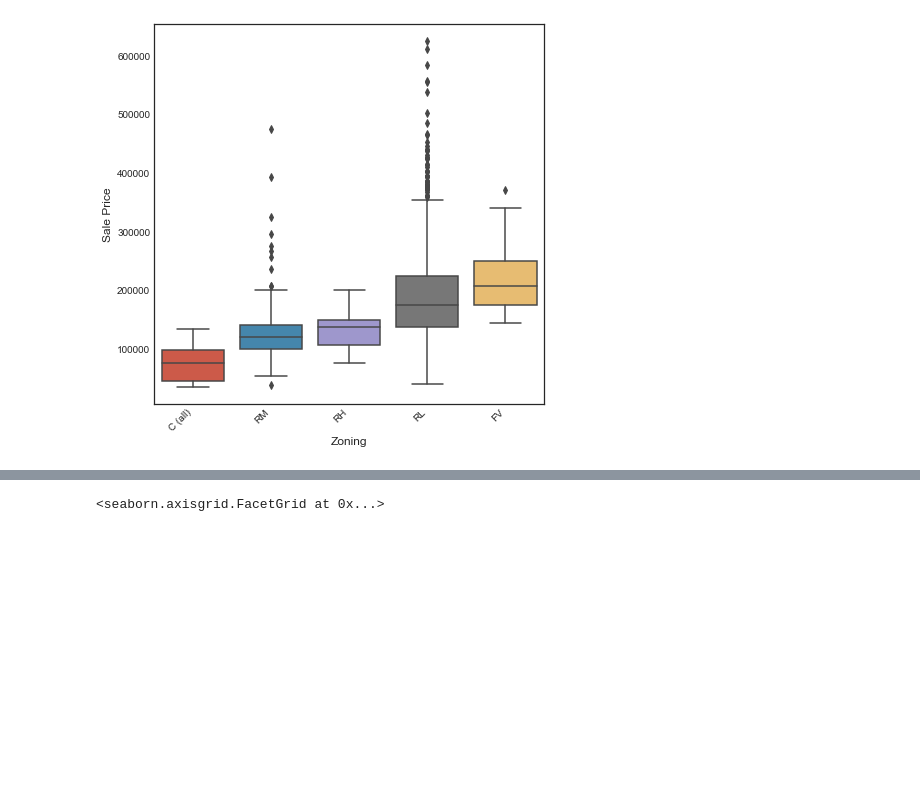
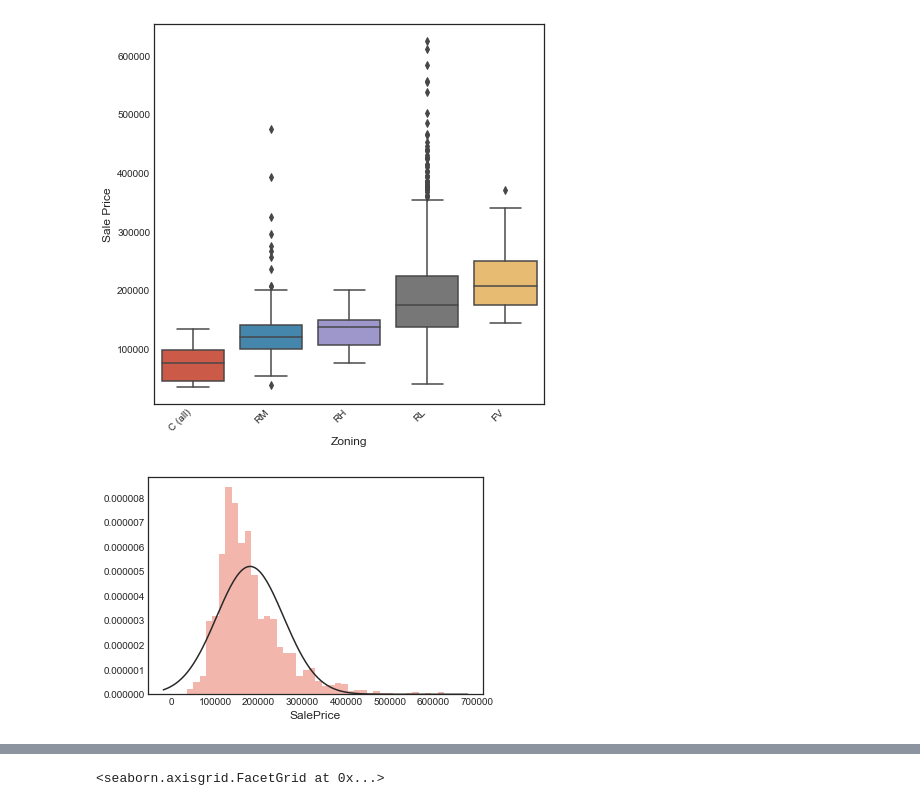
Before and after one commit to snuzbrokh/Ames-Housing, a Jupyter notebook: Sam/workbook.ipynb, the cells around one changed output, grey strips where cells are left out. Saved outputs shown, nothing was run; the diff lists cells and outputs as text; code cells hidden in the pictures; blank space fills up the shorter version.

```diff
--- a/Sam/workbook.ipynb
+++ b/Sam/workbook.ipynb
@@ -206,3 +221,10 @@ ax.set(xlabel='Zoning', ylabel='Sale Price')
 ax.figure.savefig("./presentation/zonebox_v_sale.svg",bbox_inches='tight')
 # %% [output]
 [figure]
+# %%
+#from scipy.stats import norm
+ax = sns.distplot(a=train.SalePrice, fit=norm, kde=False);
+
+ax.figure.savefig("./presentation/seaborn/hist_saleprice.svg",bbox_inches='tight')
+# %% [output]
+[figure, added]
```
Also changed, not shown: parts of 18 cells of this notebook, 30 other files.
